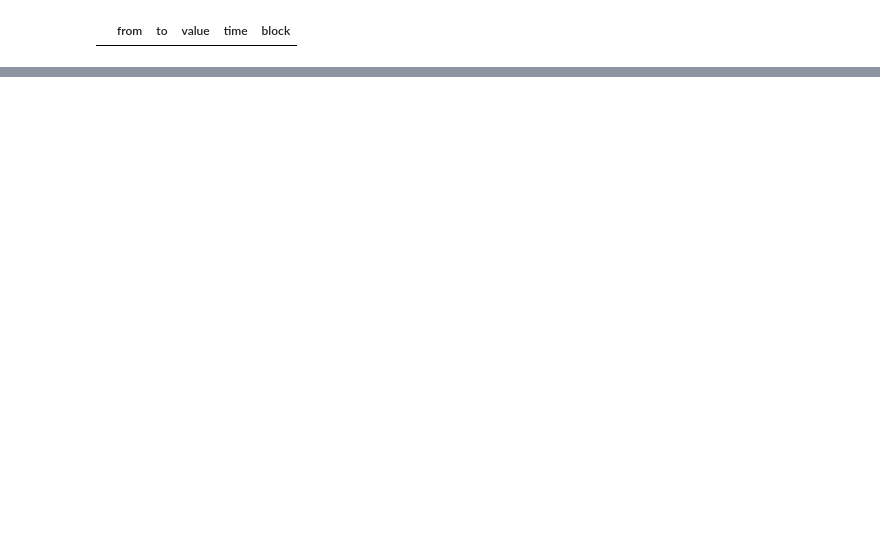
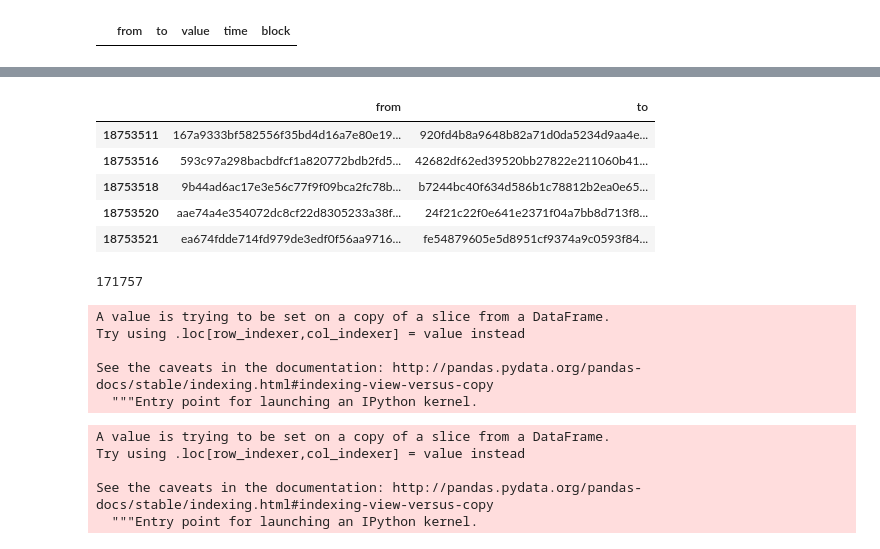
Before and after one commit to Sandipan99/Ethereum, a Jupyter notebook: EthereumExternalEffects.ipynb, the cells around one changed output, grey strips where cells are left out. Drawn from its saved outputs; the diff is of its cells as text; code cells hidden in the pictures; blank space fills up the shorter version.

```diff
--- a/EthereumExternalEffects.ipynb
+++ b/EthereumExternalEffects.ipynb
@@ -345,0 +363,9 @@ all_transactions[all_transactions['from']=='ae4f56f072c34c0a65b3ae3e4db797d83143
+# %%
+df_net.head()
+# %% [output]
+|  | from | to |
+| 18753511 | 167a9333bf582556f35bd4d16a7e80e19... | 920fd4b8a9648b82a71d0da5234d9aa4e... |
+| 18753516 | 593c97a298bacbdfcf1a820772bdb2fd5... | 42682df62ed39520bb27822e211060b41... |
+| 18753518 | 9b44ad6ac17e3e56c77f9f09bca2fc78b... | b7244bc40f634d586b1c78812b2ea0e65... |
+| 18753520 | aae74a4e354072dc8cf22d8305233a38f... | 24f21c22f0e641e2371f04a7bb8d713f8... |
+| 18753521 | ea674fdde714fd979de3edf0f56aa9716... | fe54879605e5d8951cf9374a9c0593f84... |
@@ -345,0 +374,4 @@ all_transactions[all_transactions['from']=='ae4f56f072c34c0a65b3ae3e4db797d83143
+# %%
+len(all_addresses)
+# %% [output]
+171757
@@ -345,0 +382,16 @@ all_transactions[all_transactions['from']=='ae4f56f072c34c0a65b3ae3e4db797d83143
+# %%
+df_net['from'] = df_net['from'].apply(lambda x:address_map[x])
+# %% [output]
+A value is trying to be set on a copy of a slice from a DataFrame.
+Try using .loc[row_indexer,col_indexer] = value instead
+
+See the caveats in the documentation: http://pandas.pydata.org/pandas-docs/stable/indexing.html#indexing-view-versus-copy
+  """Entry point for launching an IPython kernel.
+# %%
+df_net['to'] = df_net['to'].apply(lambda x:address_map[x])
+# %% [output]
+A value is trying to be set on a copy of a slice from a DataFrame.
+Try using .loc[row_indexer,col_indexer] = value instead
+
+See the caveats in the documentation: http://pandas.pydata.org/pandas-docs/stable/indexing.html#indexing-view-versus-copy
+  """Entry point for launching an IPython kernel.
```
Also changed, not shown: parts of 96 cells of this notebook.
